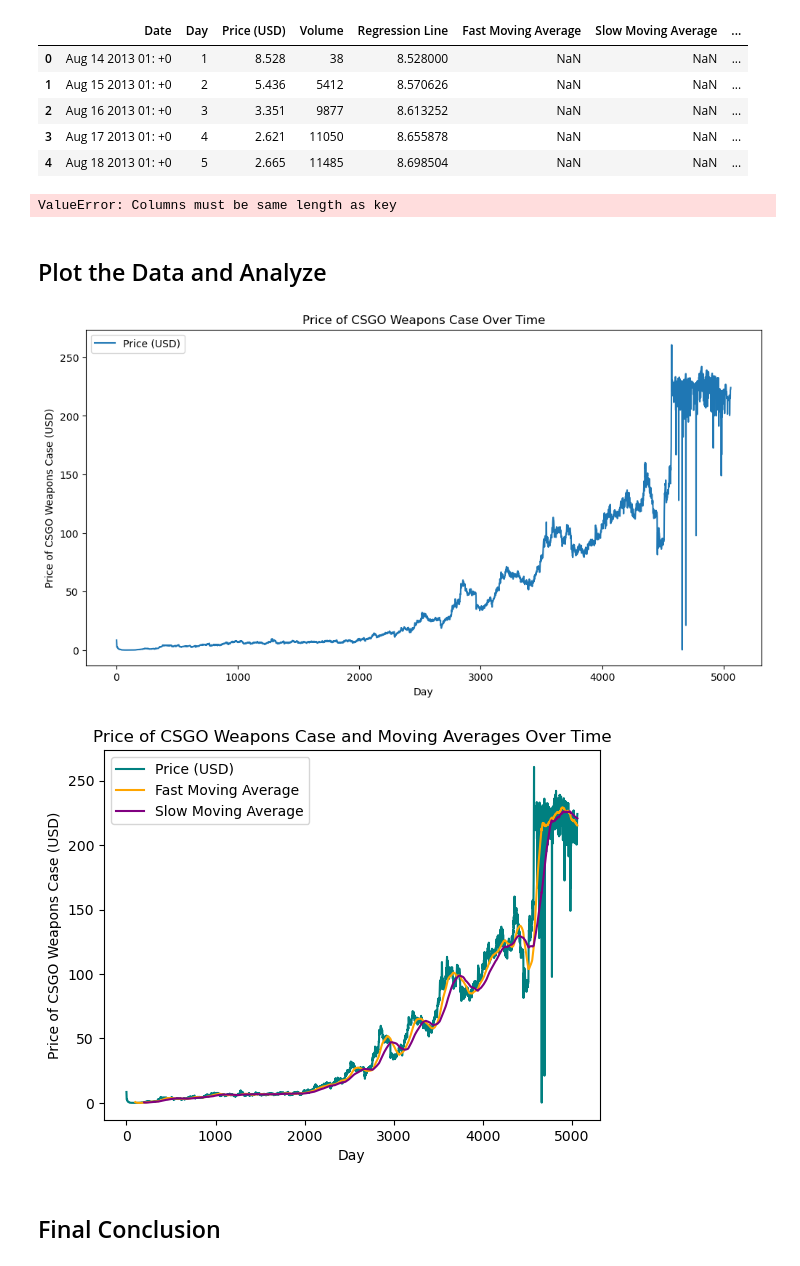
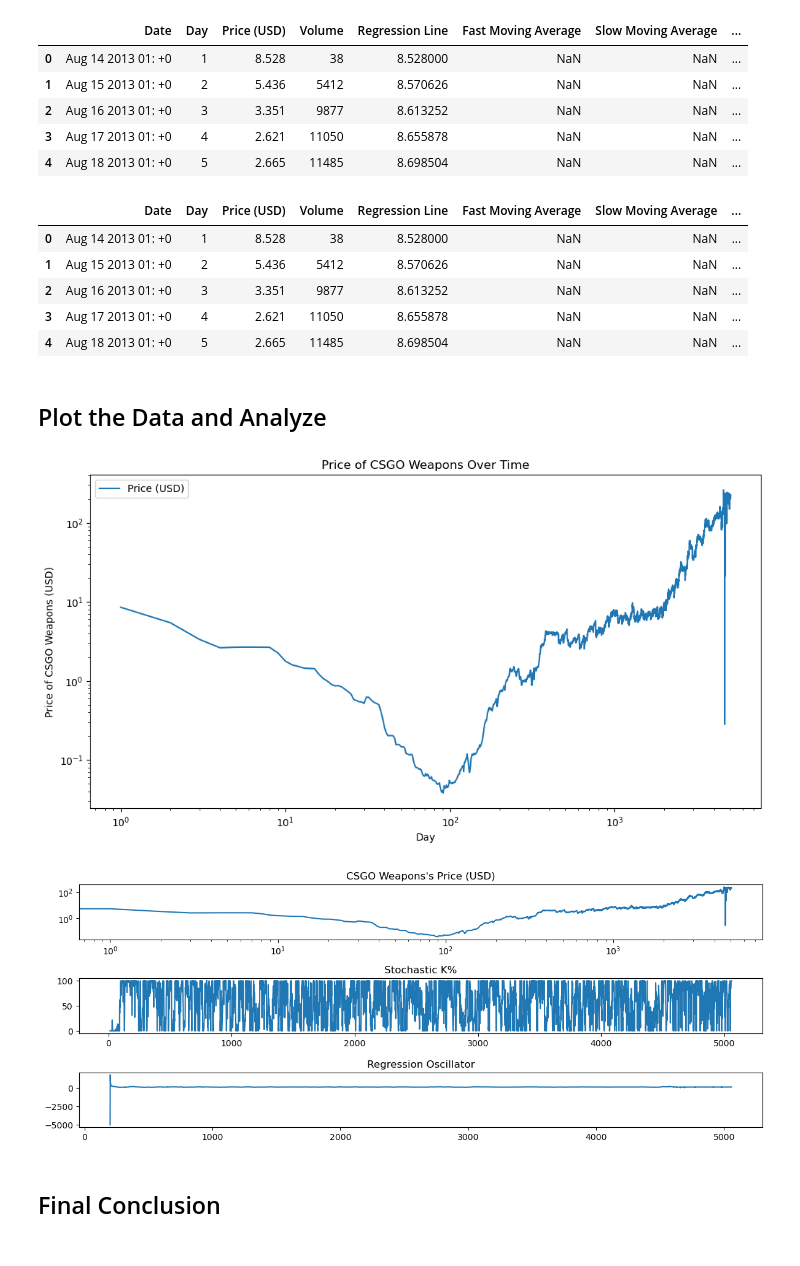
Before and after one commit to QuantLapse/Github-Projects, a Jupyter notebook: Counter_Strike_Statistical_Arbitrage/Counter_Strike_Statistical_Arbitrage_Ver.1.ipynb, the cells around one changed output. Drawn from its saved outputs; the diff is of its cells as text; code cells hidden in the pictures.

```diff
--- a/Counter_Strike_Statistical_Arbitrage/Counter_Strike_Statistical_Arbitrage_Ver.1.ipynb
+++ b/Counter_Strike_Statistical_Arbitrage/Counter_Strike_Statistical_Arbitrage_Ver.1.ipynb
@@ -120,43 +121,71 @@ df.head()
 | 4 | Aug 18 2013 01: +0 | 5 | 2.665 | 11485 | 8.698504 | NaN | NaN | ... |
 # %%
 # Calculate Some Oscillators to get a better understanding of the price action
-
 #Stochastic Oscillator
 k_window = int(input("Enter K Window for Stochastic Oscillator: ")) #ask the user to input the K window for the stochastic oscillator
 def stochastic_oscillator(df, k_window=14, d_window=3):
-    df["Lowest Low"] = df["Price (USD)"].rolling(window=k_window).min()
-    df["Highest High"] = df["Price (USD)"].rolling(window=k_window).max()
-    df["Stochastic K%"] = 100 * (df["Price (USD)"]- df["Lowest Low"]) / (df["Highest High"] - df["Lowest Low"])
-    return df
+    Lowest_Low= df["Price (USD)"].rolling(window=k_window).min()
+    Highest_High= df["Price (USD)"].rolling(window=k_window).max()
+    Stochastic_K = 100 * (df["Price (USD)"]- Lowest_Low) / (Highest_High - Lowest_Low)
+    return Stochastic_K
 
 df["Stochastic K%"] = stochastic_oscillator(df, k_window=k_window)
+
+
+linear_regression_window = int(input("Enter the Linear Regression Window: ")) #ask the user to input the linear regression window
+#Get a Regular Polynomial Regression Line for the price action
+# Formula = y = mx + b, where m is the slope and b is the intercept
+df["Linear Regression"] = ta.LINEARREG(df["Price (USD)"], timeperiod=fast_window) #calculate the linear regression line using the talib library
+
+def regression_oscillator(df, window=14):
+    regression_line = ta.LINEARREG(df["Price (USD)"], timeperiod=window)
+    oscillator = 100 * (df["Price (USD)"] / regression_line) - 1
+    return oscillator
+
+
+df["Regression Oscillator"] = regression_oscillator(df, window=linear_regression_window)
+df.loc[:linear_regression_window-1, "Regression Oscillator"] = np.nan
+
+df
+df.head()
 # %% [output]
-ValueError: Columns must be same length as key
+|  | Date | Day | Price (USD) | Volume | Regression Line | Fast Moving Average | Slow Moving Average | ... |
+| 0 | Aug 14 2013 01: +0 | 1 | 8.528 | 38 | 8.528000 | NaN | NaN | ... |
+| 1 | Aug 15 2013 01: +0 | 2 | 5.436 | 5412 | 8.570626 | NaN | NaN | ... |
+| 2 | Aug 16 2013 01: +0 | 3 | 3.351 | 9877 | 8.613252 | NaN | NaN | ... |
+| 3 | Aug 17 2013 01: +0 | 4 | 2.621 | 11050 | 8.655878 | NaN | NaN | ... |
+| 4 | Aug 18 2013 01: +0 | 5 | 2.665 | 11485 | 8.698504 | NaN | NaN | ... |
 # %%
 ## Calculate Returns
 # %% [markdown]
 ## Plot the Data and Analyze
 # %%
-plot_MA = bool(input("Do you want to plot the Moving Averages? (True/False): ")) #ask the user if they want to plot the moving averages
-plot_Returns = bool(input("Do you want to plot the Returns? (True/False): ")) #ask the user if they want to plot the returns
-
-
 plt.figure(figsize=(12,6))
-plt.plot(df["Day"], df["Price (USD)"], label="Price (USD)")
+plt.loglog(df["Day"], df["Price (USD)"], label="Price (USD)")
 plt.xlabel("Day")
 plt.ylabel(f"Price of {name} (USD)")
 plt.title(f"Price of {name} Over Time")
 plt.legend()
 plt.show()
-if plot_MA:
-    plt.plot(df["Day"], df["Price (USD)"], label="Price (USD)", color = "teal")
-    plt.plot(df["Day"], df["Fast Moving Average"], label="Fast Moving Average", color = "orange")
-    plt.plot(df["Day"], df["Slow Moving Average"], label="Slow Moving Average", color = "purple")
-    plt.xlabel("Day")
-    plt.ylabel(f"Price of {name} (USD)")
-    plt.title(f"Price of {name} and Moving Averages Over Time")
-    plt.legend()
-    plt.show()
+
+# Subplots Indicators and Mathematical Analysis
+plt.figure(figsize=(12,6))
+
+plt.subplot(4,1,1)
+plt.loglog(df["Price (USD)"])
+plt.title(f"{name}'s Price (USD)")
+
+plt.subplot(4,1,2)
+plt.plot(df["Stochastic K%"])
+plt.title("Stochastic K%")
+
+plt.subplot(4,1,3)
+plt.plot(df["Regression Oscillator"])
+plt.title("Regression Oscillator")
+
+
+plt.tight_layout()
+plt.show()
 # %% [output]
-[figure, old version]
+[figure, new version]
-[figure, old version]
+[figure, new version]
```
Also changed, not shown: parts of 3 cells of this notebook.
